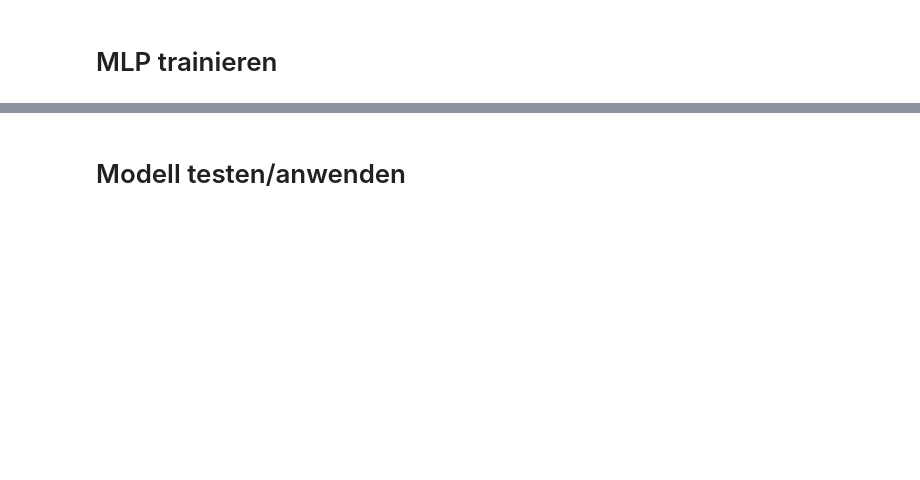
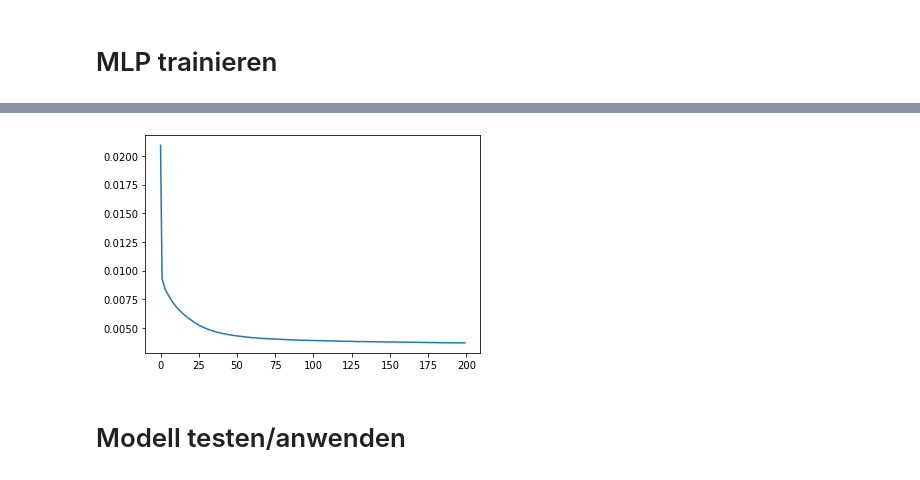
Before and after one commit to juebrauer/course_deep_learning, a Jupyter notebook: 09_mlp_hauspreise_schaetzen_tensorflow2.ipynb, the cells around one changed output, grey strips where cells are left out. Cells and saved outputs as stored; diff of their text form; code cells hidden in the pictures; blank space fills up the shorter version.

```diff
--- a/09_mlp_hauspreise_schaetzen_tensorflow2.ipynb
+++ b/09_mlp_hauspreise_schaetzen_tensorflow2.ipynb
@@ -136,6 +179,6 @@ plt.show()
 # %%
-data_input = df[["YearBuilt", "LotArea"]].values
-#data_input = df[["YearBuilt", "LotArea", "OverallQual"]].values
+#data_input = df[["YearBuilt", "LotArea"]].values
+data_input = df[["YearBuilt", "LotArea", "OverallQual"]].values
 
 nr_inputs = data_input.shape[1]
 # %%
@@ -223,13 +299,18 @@ print(x_train[0], "-->", y_train[0])
 # %% [markdown]
 # MLP vorbereiten
 # %%
+# 123
+import tensorflow as tf
 from tensorflow import keras
 
 tf.keras.backend.clear_session()
 
 model = keras.Sequential()
-model.add(keras.layers.Dense(20,
+model.add(keras.layers.Dense(80,
                              activation="relu",
                              input_shape=(nr_inputs,)))
+model.add(keras.layers.Dense(40,
+                             activation="relu"
+                             ))
 model.add(keras.layers.Dense(1,
                              activation="linear"))
@@ -236,7 +319,9 @@ model.add(keras.layers.Dense(1,
 # %%
 model.compile(optimizer='sgd',
-              loss=tf.keras.losses.MeanSquaredError(),
+              loss=tf.keras.losses.CategoricalCrossentropy(),
               metrics=['accuracy'])
+
+#loss=tf.keras.losses.MeanSquaredError(),
 # %%
 model.summary()
 # %% [output]
@@ -279,2 +386,7 @@ Epoch 200/200
+# %%
+plt.plot(history.history["loss"])
+plt.show()
+# %% [output]
+[figure, added]
 # %% [markdown]
 # Modell testen/anwenden
```
Also changed, not shown: parts of 52 cells of this notebook.
